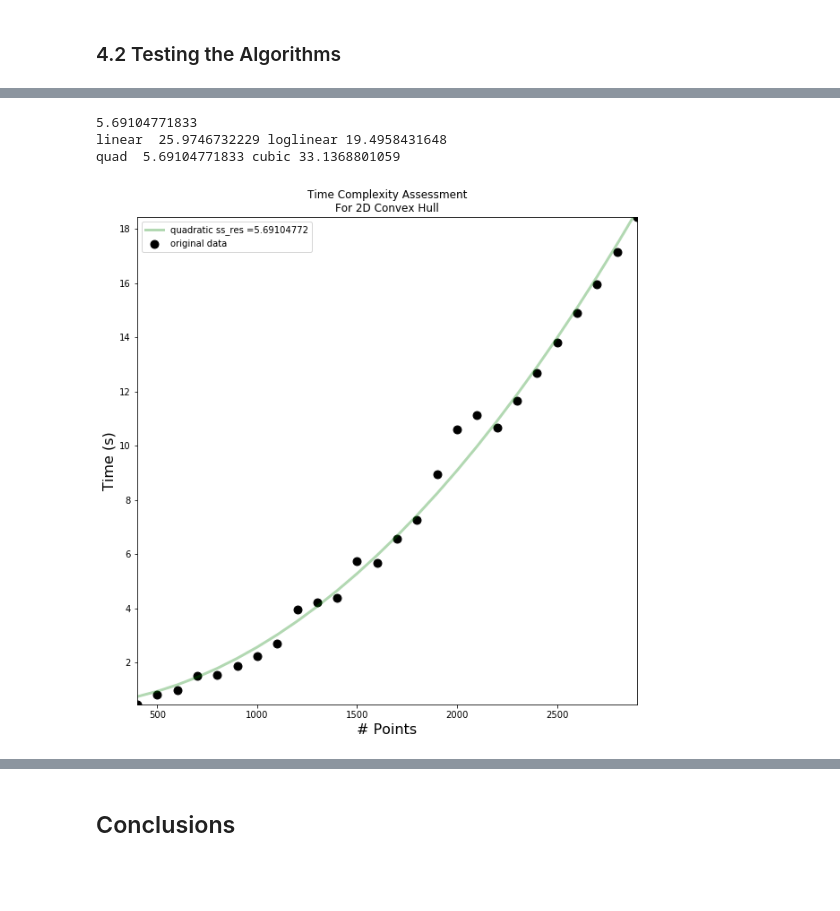
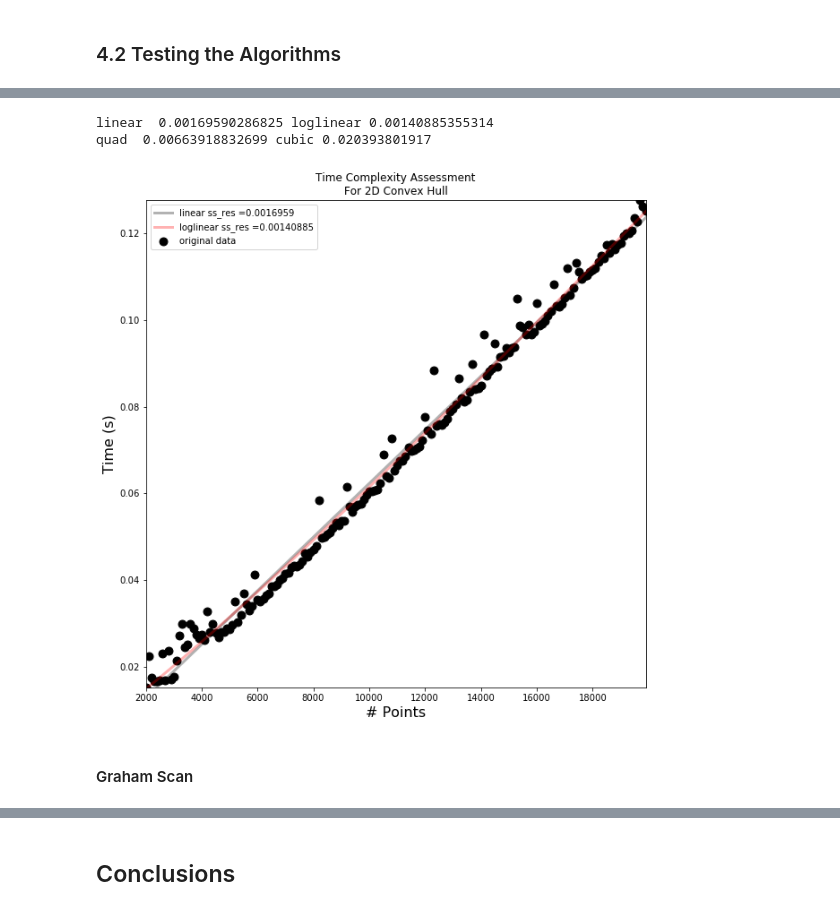
Before and after one commit to ajpagotto/ConvexHull, a Jupyter notebook: ConvexHull12.ipynb, the cells around one changed output, grey strips where cells are left out. Cells and saved outputs as stored; diff of their text form; code cells hidden in the pictures; blank space fills up the shorter version.

```diff
--- a/ConvexHull12.ipynb
+++ b/ConvexHull12.ipynb
@@ -561,6 +564,21 @@ def timeTester(dataGen, algo, numPointsList):
     list_times = []
     for numPoints in numPointsList:
         points = dataGen(numPoints)
+
+        #calculate elapsed time for current number of points
+        start_time = time.time()
+        hull = algo(points)
+        elapsed_time = time.time() - start_time
+        list_times.append(elapsed_time)
+    return list_times
+
+# Tester to test GS without sort because sort causes O(n^2) runtime
+def timeTesterGS(dataGen, algo, numPointsList):
+    list_times = []
+    for numPoints in numPointsList:
+        points = dataGen(numPoints)
+        points = sorted(points, key=lambda point: CCWPoint(point, min(points, key=itemgetter(0, 1))))
+
         #calculate elapsed time for current number of points
         start_time = time.time()
         hull = algo(points)
@@ -599,13 +617,11 @@ def cubic(n, m, c):
 
 # Function to plot results from the calculated times for each point in points_list
 def plotResults(points_list, list_times):
-    #points_list = sorted(points_list*3)
 
     # Set up figure, plot data
     fig_bench_hull = plt.figure()
     ax = fig_bench_hull.add_subplot(111)
     ax.scatter(points_list, list_times, c='k', label='original data', s = 80)
-    #ax.plot(points_list, list_times, c='k', label='original data')
 
     # Calculate fit results to model results
     popt1, pcov1 = scipy.optimize.curve_fit(linear, points_list, list_times)
@@ -735,9 +774,11 @@ quad  0.266496890378 cubic 0.412965809554
 # %%
-points_list = np.arange(400, 3000, 100)
-list_times = timeTester(randomOnHull, jarvis, points_list)
+points_list = np.arange(2000, 20000, 100)
+
+list_times = timeTester(randomOnHull, andrew, points_list)
 plotResults(points_list, list_times)
 # %% [output]
-5.69104771833
-linear  25.9746732229 loglinear 19.4958431648
-quad  5.69104771833 cubic 33.1368801059
+linear  0.00169590286825 loglinear 0.00140885355314
+quad  0.00663918832699 cubic 0.020393801917
-[figure, old version]
+[figure, new version]
+# %% [markdown]
+#### Graham Scan
```
Also changed, not shown: parts of 36 cells of this notebook.
